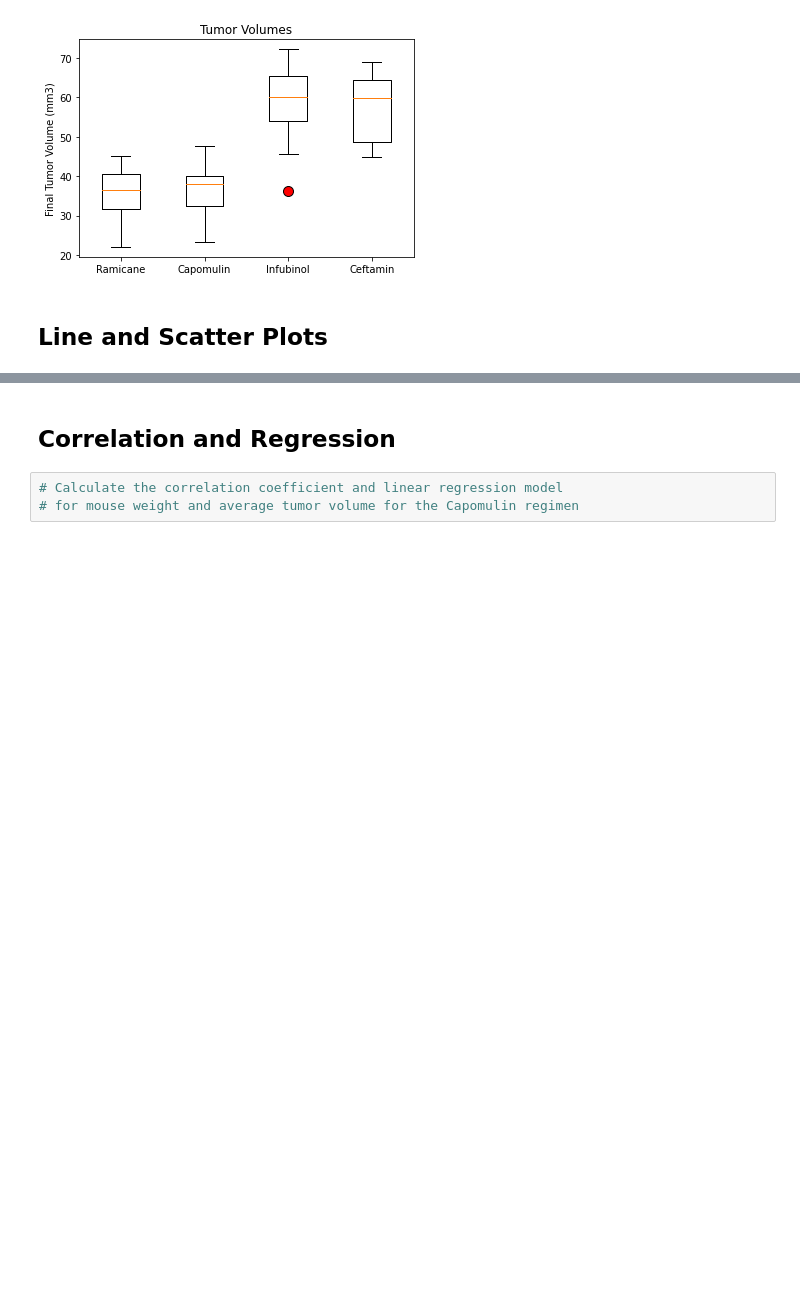
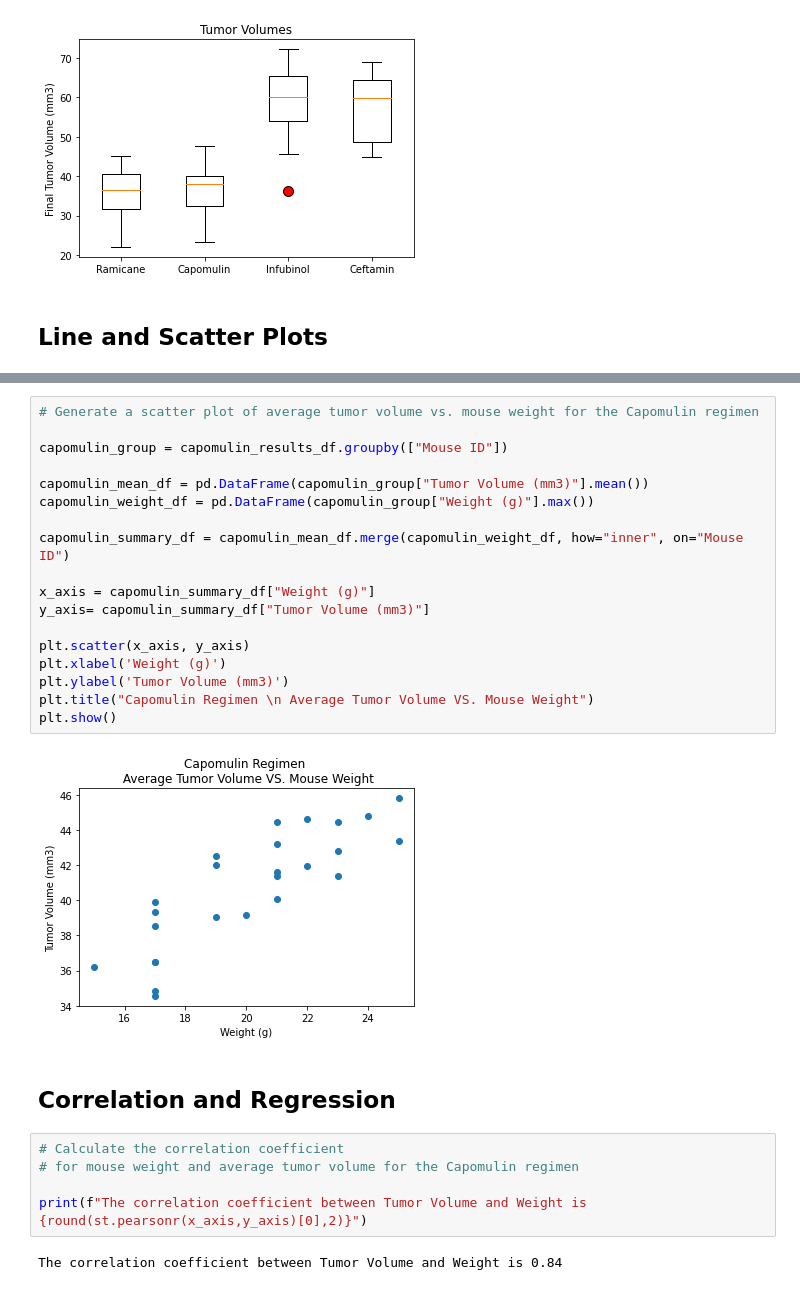
Before and after one commit to pammeyer80/matplotlib-challenge, a Jupyter notebook: Pymaceuticals/pymaceuticals_starter.ipynb, the cells around one changed output, grey strips where cells are left out. Saved outputs shown, nothing was run; the diff lists cells and outputs as text; blank space fills up the shorter version.

```diff
--- a/Pymaceuticals/pymaceuticals_starter.ipynb
+++ b/Pymaceuticals/pymaceuticals_starter.ipynb
@@ -294,5 +306,29 @@ plt.show()
+# %%
+# Generate a scatter plot of average tumor volume vs. mouse weight for the Capomulin regimen
+
+capomulin_group = capomulin_results_df.groupby(["Mouse ID"])
+
+capomulin_mean_df = pd.DataFrame(capomulin_group["Tumor Volume (mm3)"].mean())
+capomulin_weight_df = pd.DataFrame(capomulin_group["Weight (g)"].max())
+
+capomulin_summary_df = capomulin_mean_df.merge(capomulin_weight_df, how="inner", on="Mouse ID")
+
+x_axis = capomulin_summary_df["Weight (g)"]
+y_axis= capomulin_summary_df["Tumor Volume (mm3)"]
+
+plt.scatter(x_axis, y_axis)
+plt.xlabel('Weight (g)')
+plt.ylabel('Tumor Volume (mm3)')
+plt.title("Capomulin Regimen \n Average Tumor Volume VS. Mouse Weight")
+plt.show()
+# %% [output]
+[figure, added]
 # %% [markdown]
 ## Correlation and Regression
 # %%
-# Calculate the correlation coefficient and linear regression model
+# Calculate the correlation coefficient
 # for mouse weight and average tumor volume for the Capomulin regimen
+
+print(f"The correlation coefficient between Tumor Volume and Weight is {round(st.pearsonr(x_axis,y_axis)[0],2)}")
+# %% [output]
+The correlation coefficient between Tumor Volume and Weight is 0.84
```
Also changed, not shown: parts of 5 cells of this notebook.
